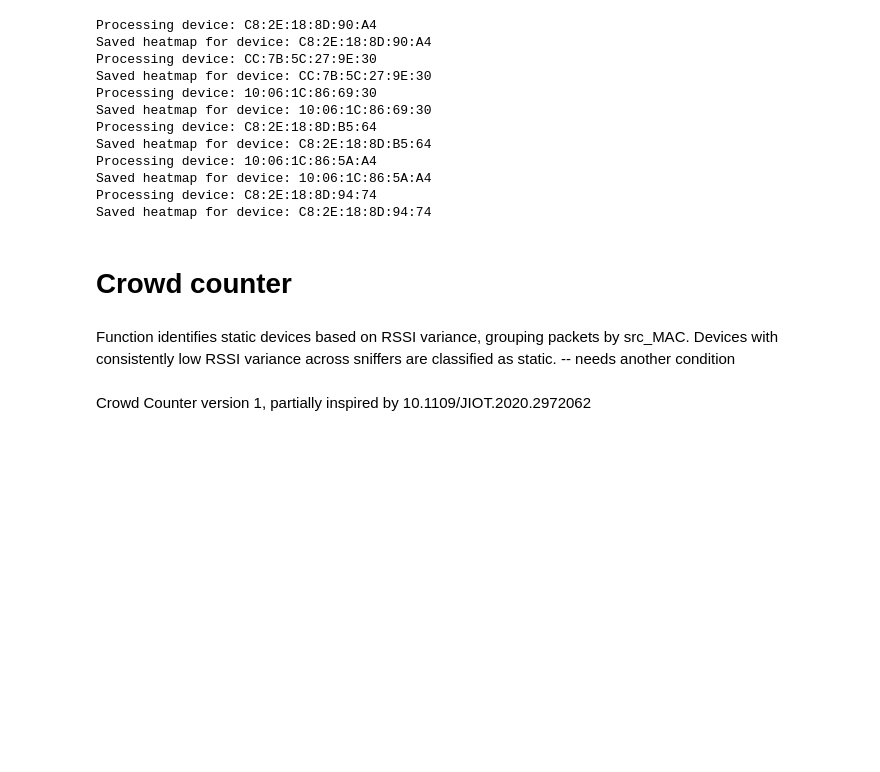
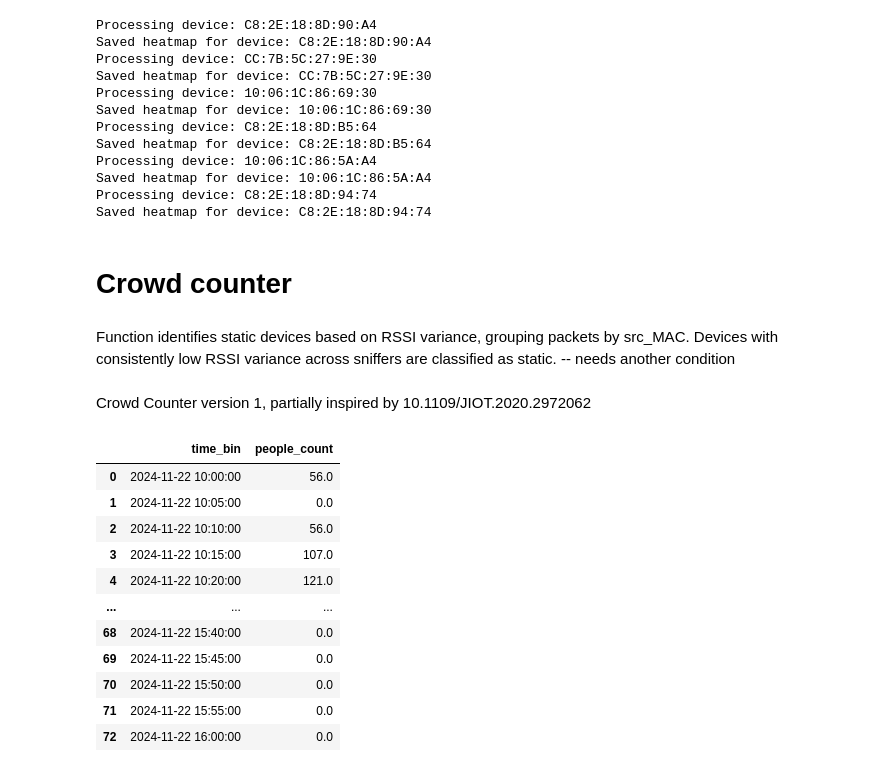
Before and after one commit to NorbertMatuska/BP_Exploring_Non_Invasive_Crowd_Movement_Monitoring_Techniques_within_Public_Infrastructure, a Jupyter notebook: BP_pipeline.ipynb, the cells around one changed output. Cells and saved outputs as stored; diff of their text form; code cells hidden in the pictures; blank space fills up the shorter version.

```diff
--- a/BP_pipeline.ipynb
+++ b/BP_pipeline.ipynb
@@ -722,41 +718,87 @@ Crowd Counter version 1, partially inspired by 10.1109/JIOT.2020.2972062
 # %%
 def sensor_id_to_numeric(sensor_id: str) -> int:
     return int(hash(sensor_id) & 0xffffffff)
 
-def counter_v1(start_time: str, end_time: str):
+def crowd_counter_v1(start_time: str, end_time: str,
+                     presence_threshold: float = 0.8,
+                     rssi_std_threshold: float = 3.0):
     query = f"""
     SELECT
-      v.happened_at,
-      v.rssi,
-      v.device as sensor_id,
-      if(p.frame_type = 'Data',
-         if(p.from_ds = 1, p.address3, p.address2),
+      p.happened_at,
+      p.rssi,
+      p.device as sensor_id,
+      IF(p.frame_type = 'Data',
+         IF(p.from_ds = 1, p.address3, p.address2),
          p.address2) as computed_mac
-    FROM monadcount.parsed_header p
-    JOIN monadcount.l2pk_v2 v ON p.id = v.id
-    WHERE v.happened_at BETWEEN '{start_time}' AND '{end_time}'
+    FROM monadcount.l2pk_v2_struct p
+    WHERE p.happened_at BETWEEN '{start_time}' AND '{end_time}'
     """
+    rows = list(client.query(query).named_results())
+    df = pd.DataFrame(rows)
 
-    df = client.query_dataframe(query)
-
-    df['timestamp'] = pd.to_datetime(df['happened_at']).astype(np.int64) // 10**9
+    # Convert to datetime
+    df['timestamp'] = pd.to_datetime(df['happened_at'])
+    # Create 5-minute bins
+    df['time_bin'] = df['timestamp'].dt.floor('5min')
 
     df['sensor_numeric'] = df['sensor_id'].apply(sensor_id_to_numeric)
 
-    features = df[['timestamp', 'rssi', 'sensor_numeric']].values
+    total_bins = df['time_bin'].nunique()
 
-    scaler = StandardScaler()
-    features_scaled = scaler.fit_transform(features)
+    device_bin_counts = (df.groupby('computed_mac')['time_bin']
+                           .nunique()
+                           .reset_index(name='bin_count'))
 
-    # NOTE: params need tuning
-    dbscan = DBSCAN(eps=0.5, min_samples=2)
-    cluster_labels = dbscan.fit_predict(features_scaled)
-    df['cluster'] = cluster_labels
+    # RSSI stats
+    rssi_stats = (df.groupby('computed_mac')['rssi']
+                    .agg(['mean', 'std'])
+                    .reset_index())
 
-    valid_cluster_count = df[df['cluster'] != -1]['cluster'].nunique()
+    device_info = device_bin_counts.merge(rssi_stats, on='computed_mac', how='left')
+    device_info['presence_ratio'] = device_info['bin_count'] / total_bins
 
-    noise_count = df[df['cluster'] == -1].shape[0]
+    # mark as static if it appears in too many bins OR if RSSI is nearly constant
+    device_info['is_static'] = (
+        (device_info['presence_ratio'] >= presence_threshold) |
+        (device_info['std'] < rssi_std_threshold)
+    )
 
-    total_count = valid_cluster_count + noise_count
+    static_macs = device_info.loc[device_info['is_static'], 'computed_mac'].tolist()
 
-    return total_count
+    df_filtered = df[~df['computed_mac'].isin(static_macs)]
+
+    # for each 5-min bin, count unique devices
+    result = (df_filtered
+              .groupby('time_bin')['computed_mac']
+              .nunique()
+              .reset_index(name='people_count'))
+
+
+    all_bins = pd.date_range(start=start_time, end=end_time, freq='5min')
+    all_bins_df = pd.DataFrame({'time_bin': all_bins})
+
+    result = all_bins_df.merge(result, on='time_bin', how='left')
+    result['people_count'] = result['people_count'].fillna(0)
+
+    return result
+
+
+start = "2024-11-22 10:00:00"
+end   = "2024-11-22 16:00:00"
+
+df_cc_v1 = crowd_counter_v1(start, end)
+
+df_cc_v1
+# %% [output]
+|  | time_bin | people_count |
+| 0 | 2024-11-22 10:00:00 | 56.0 |
+| 1 | 2024-11-22 10:05:00 | 0.0 |
+| 2 | 2024-11-22 10:10:00 | 56.0 |
+| 3 | 2024-11-22 10:15:00 | 107.0 |
+| 4 | 2024-11-22 10:20:00 | 121.0 |
+| ... | ... | ... |
+| 68 | 2024-11-22 15:40:00 | 0.0 |
+| 69 | 2024-11-22 15:45:00 | 0.0 |
+| 70 | 2024-11-22 15:50:00 | 0.0 |
+| 71 | 2024-11-22 15:55:00 | 0.0 |
+| 72 | 2024-11-22 16:00:00 | 0.0 |
```
Also changed, not shown: parts of 9 cells of this notebook.
